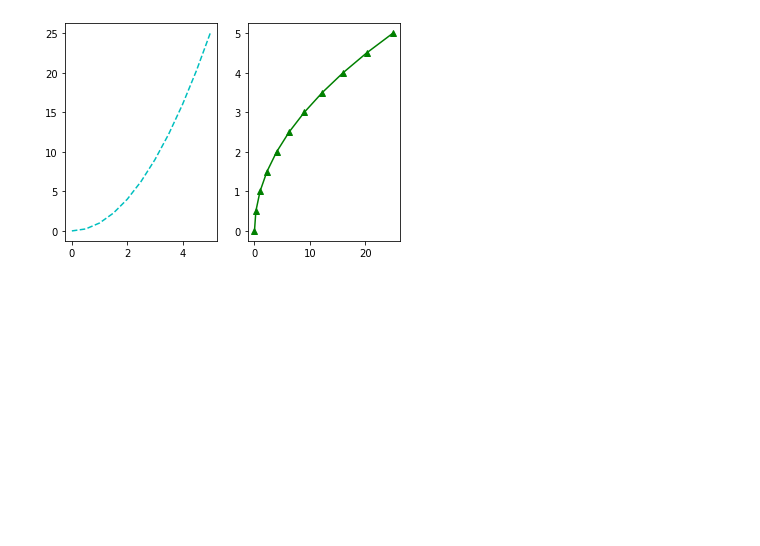
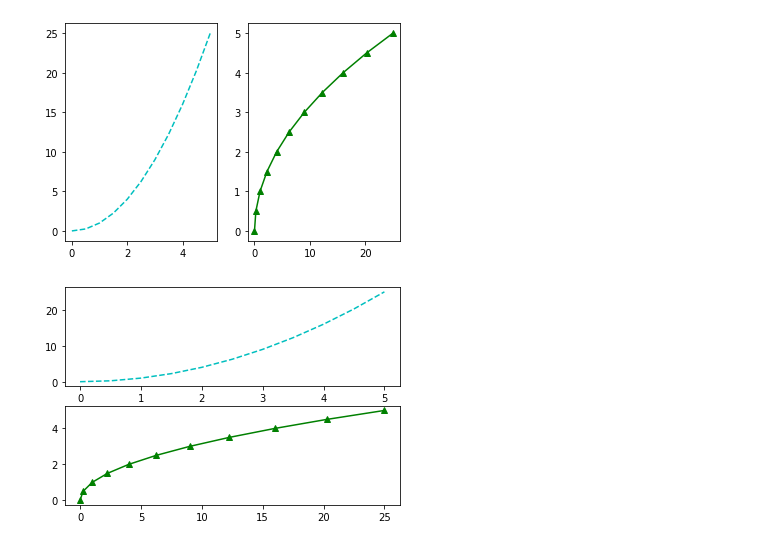
Before and after one commit to shubhkhanna/Colab-Notebooks-IB241, a Jupyter notebook: Matplotlib.ipynb, the cells around one changed output. Saved outputs shown, nothing was run; the diff lists cells and outputs as text; code cells hidden in the pictures; blank space fills up the shorter version.

```diff
--- a/Matplotlib.ipynb
+++ b/Matplotlib.ipynb
@@ -31,3 +32,14 @@ plt.plot(y,x,'g^-')
 plt.show()
 # %% [output]
 [figure]
+# %%
+# plt.subplot(nrows,ncols,plot_number)
+plt.subplot(2,1,1) #same column
+plt.plot(x,y,'c--')
+
+plt.subplot(2,1,2)
+plt.plot(y,x,'g^-')
+
+plt.show()
+# %% [output]
+[figure, added]
```
Also changed, not shown: parts of 1 cell of this notebook.
